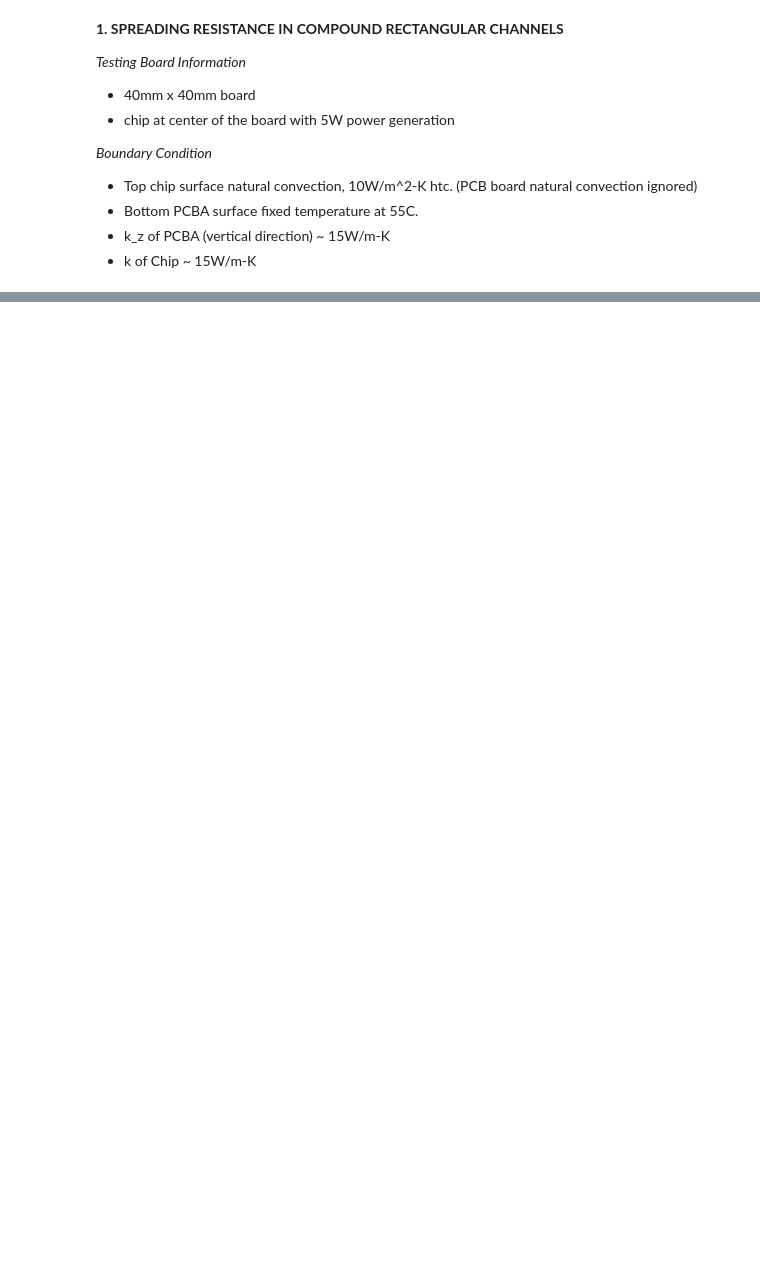
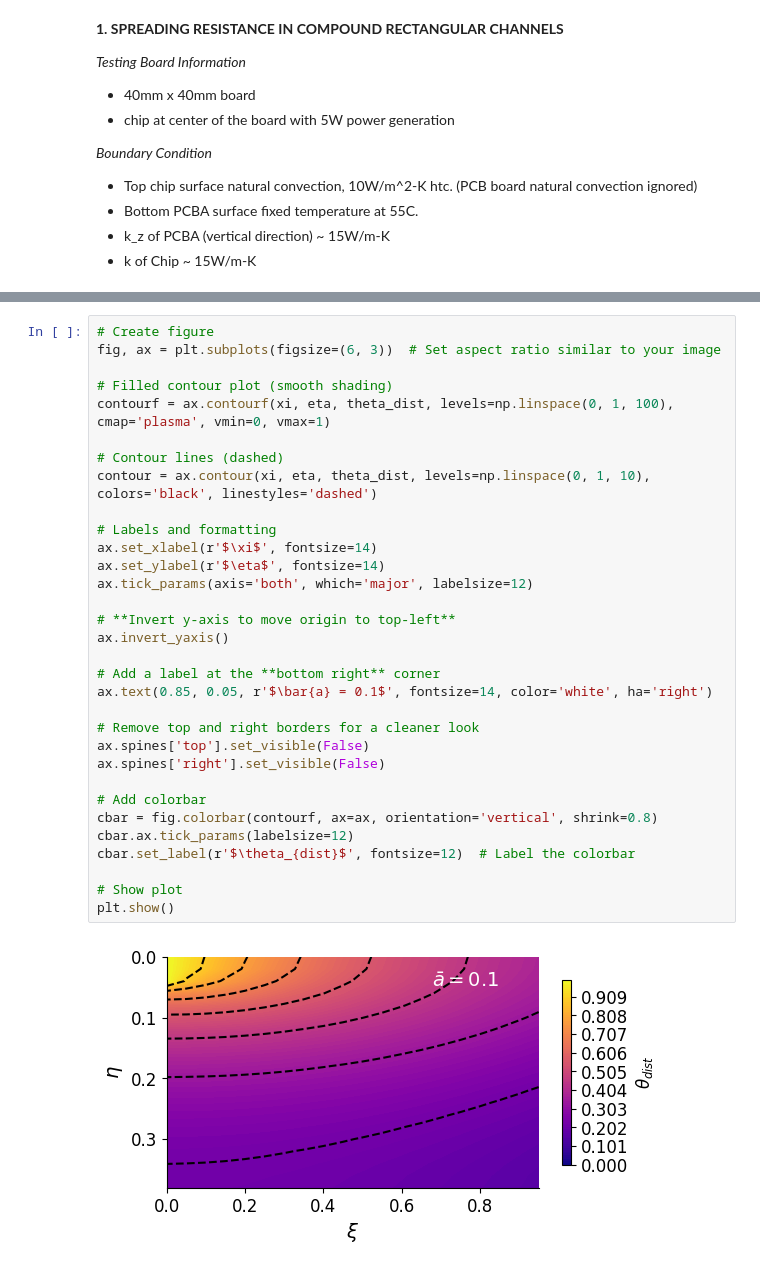
Before and after one commit to Mengero/Figure_ThermalModel, a Jupyter notebook: notebooks/spreading.ipynb, the cells around one changed output, grey strips where cells are left out. Cells and saved outputs as stored; diff of their text form; blank space fills up the shorter version.

```diff
--- a/notebooks/spreading.ipynb
+++ b/notebooks/spreading.ipynb
@@ -43,0 +145,34 @@ R_1D_PCBA = 1/A_xy_PCBA * (t_board/k_PCBA_z)
+# %%
+# Create figure
+fig, ax = plt.subplots(figsize=(6, 3))  # Set aspect ratio similar to your image
+
+# Filled contour plot (smooth shading)
+contourf = ax.contourf(xi, eta, theta_dist, levels=np.linspace(0, 1, 100), cmap='plasma', vmin=0, vmax=1)
+
+# Contour lines (dashed)
+contour = ax.contour(xi, eta, theta_dist, levels=np.linspace(0, 1, 10), colors='black', linestyles='dashed')
+
+# Labels and formatting
+ax.set_xlabel(r'$\xi$', fontsize=14)
+ax.set_ylabel(r'$\eta$', fontsize=14)
+ax.tick_params(axis='both', which='major', labelsize=12)
+
+# **Invert y-axis to move origin to top-left**
+ax.invert_yaxis()
+
+# Add a label at the **bottom right** corner
+ax.text(0.85, 0.05, r'$\bar{a} = 0.1$', fontsize=14, color='white', ha='right')
+
+# Remove top and right borders for a cleaner look
+ax.spines['top'].set_visible(False)
+ax.spines['right'].set_visible(False)
+
+# Add colorbar
+cbar = fig.colorbar(contourf, ax=ax, orientation='vertical', shrink=0.8)
+cbar.ax.tick_params(labelsize=12)
+cbar.set_label(r'$\theta_{dist}$', fontsize=12)  # Label the colorbar
+
+# Show plot
+plt.show()
+# %% [output]
+[figure, added]
```
Also changed, not shown: parts of 7 cells of this notebook.
